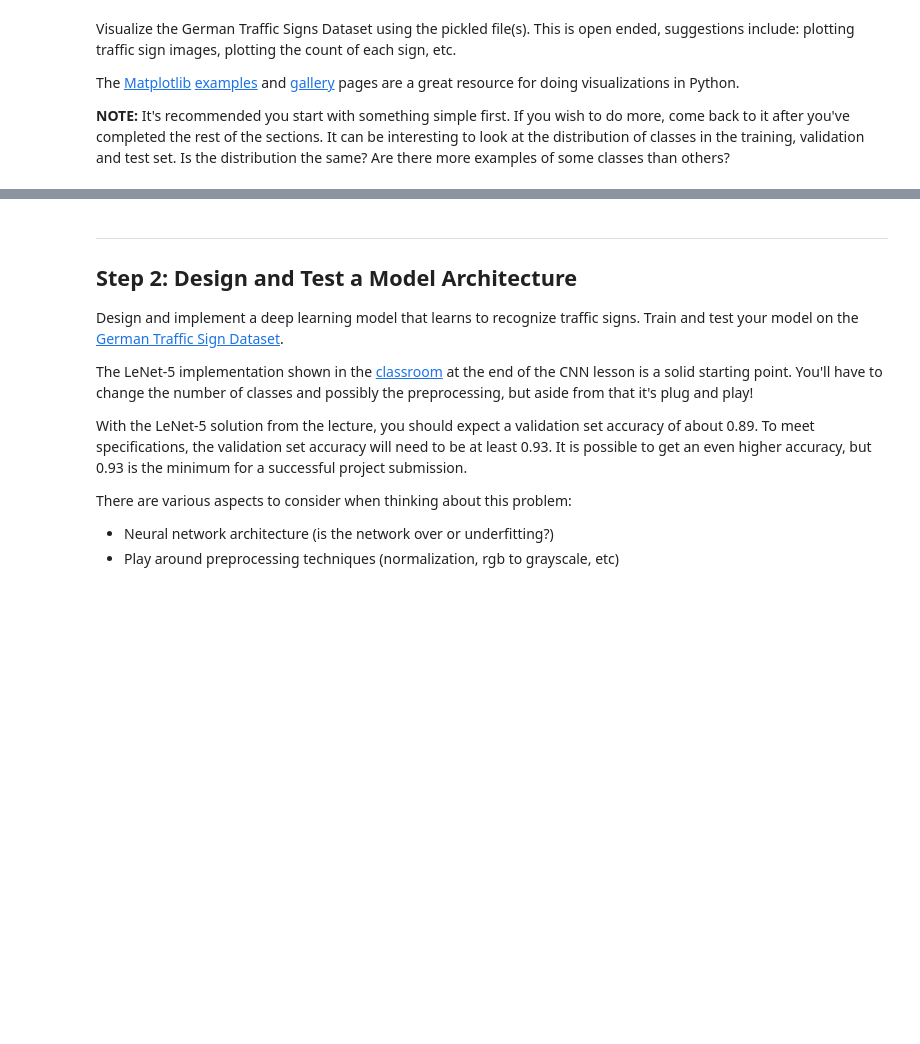
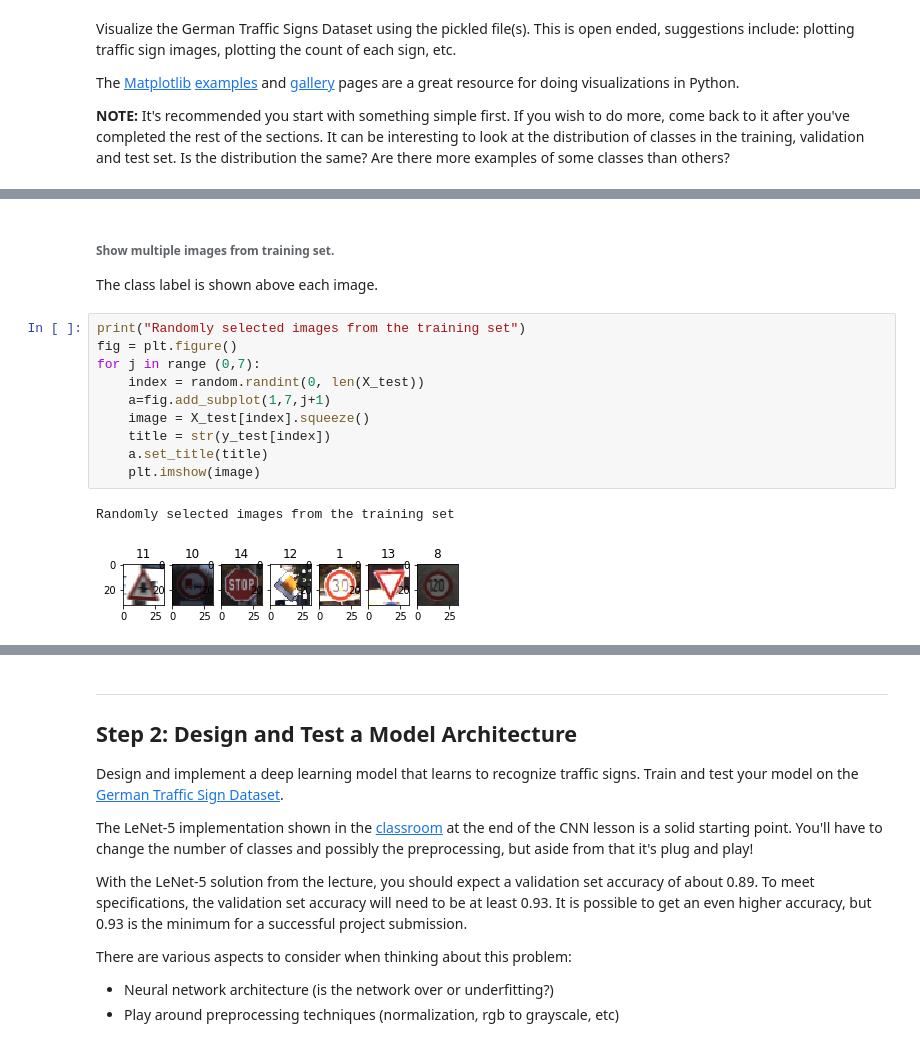
Before and after one commit to pcomitz/Traffic-Sign-Classifier, a Jupyter notebook: Traffic_Sign_Classifier-phcWork.ipynb, the cells around one changed output, grey strips where cells are left out. Cells and saved outputs as stored; diff of their text form; blank space fills up the shorter version.

```diff
--- a/Traffic_Sign_Classifier-phcWork.ipynb
+++ b/Traffic_Sign_Classifier-phcWork.ipynb
@@ -128,0 +129,16 @@ image class is: 15
+# %% [markdown]
+###### Show multiple images from training set.
+The class label is shown above each image.
+# %%
+print("Randomly selected images from the training set")
+fig = plt.figure()
+for j in range (0,7):
+    index = random.randint(0, len(X_test))
+    a=fig.add_subplot(1,7,j+1)
+    image = X_test[index].squeeze()
+    title = str(y_test[index])
+    a.set_title(title)
+    plt.imshow(image)
+# %% [output]
+Randomly selected images from the training set
+[figure, added]
```
Also changed, not shown: parts of 5 cells of this notebook, 5 other files.
